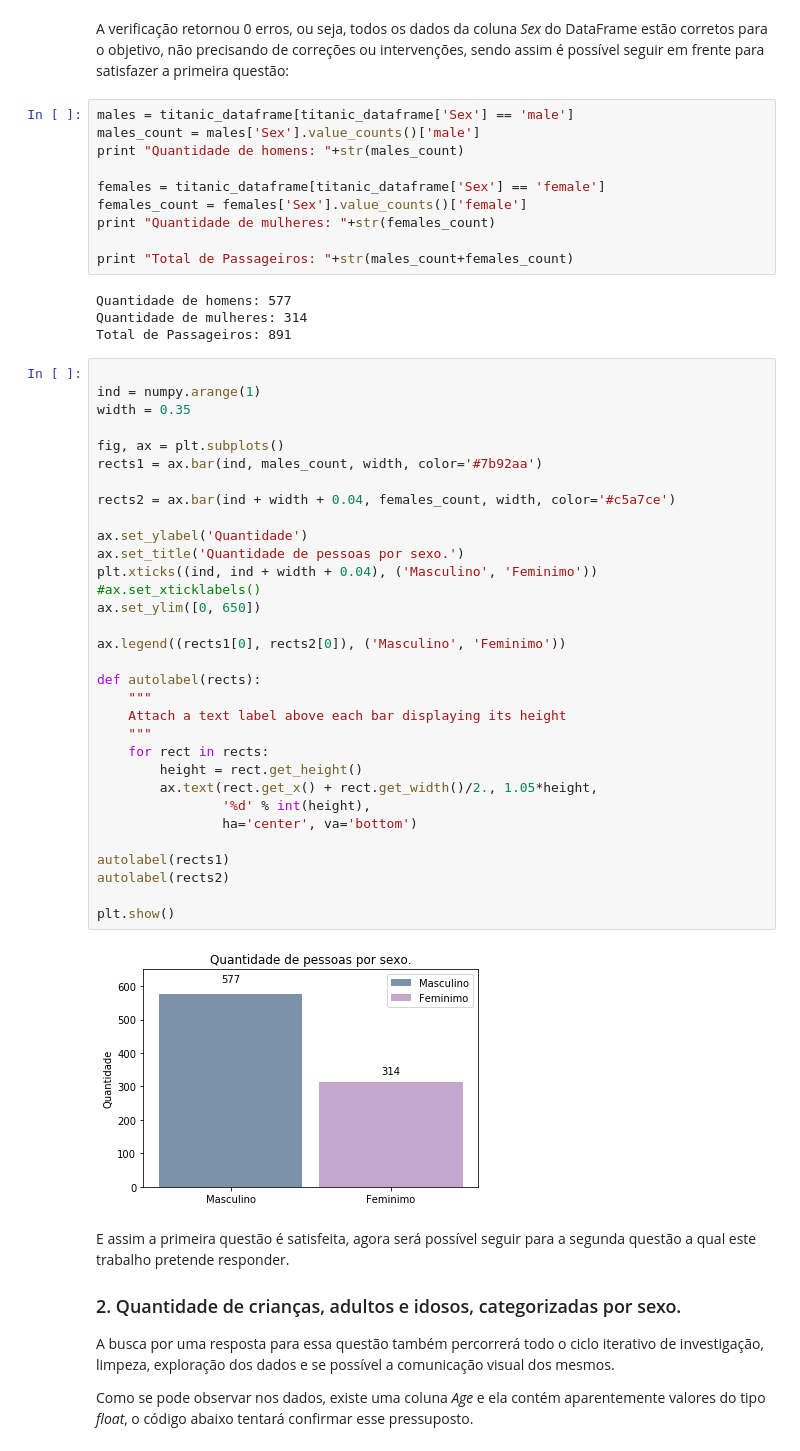
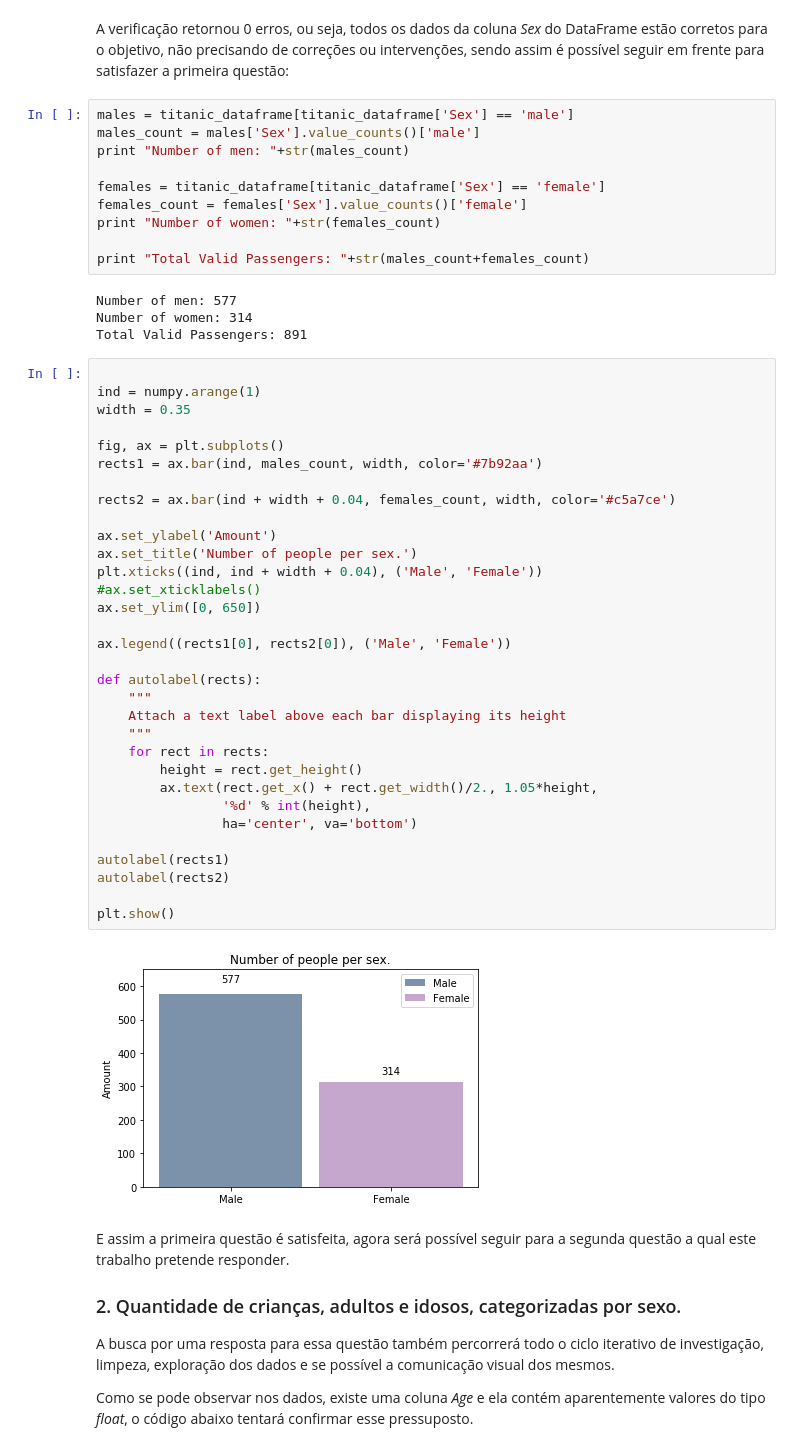
Before and after one commit to Manyizi101/udacity-data-analyst-nanodegree-1, a Jupyter notebook: project2/udacity-project2-titanic-data.ipynb, the cells around one changed output. Cells and saved outputs as stored; diff of their text form.

```diff
--- a/project2/udacity-project2-titanic-data.ipynb
+++ b/project2/udacity-project2-titanic-data.ipynb
@@ -79,51 +79,51 @@ A verificação retornou 0 erros, ou seja, todos os dados da coluna *Sex* do Dat
 # %%
 males = titanic_dataframe[titanic_dataframe['Sex'] == 'male']
 males_count = males['Sex'].value_counts()['male']
-print "Quantidade de homens: "+str(males_count)
+print "Number of men: "+str(males_count)
 
 females = titanic_dataframe[titanic_dataframe['Sex'] == 'female']
 females_count = females['Sex'].value_counts()['female']
-print "Quantidade de mulheres: "+str(females_count)
+print "Number of women: "+str(females_count)
 
-print "Total de Passageiros: "+str(males_count+females_count)
+print "Total Valid Passengers: "+str(males_count+females_count)
 # %% [output]
-Quantidade de homens: 577
-Quantidade de mulheres: 314
-Total de Passageiros: 891
+Number of men: 577
+Number of women: 314
+Total Valid Passengers: 891
 # %%
 
 ind = numpy.arange(1)
 width = 0.35
 
 fig, ax = plt.subplots()
 rects1 = ax.bar(ind, males_count, width, color='#7b92aa')
 
 rects2 = ax.bar(ind + width + 0.04, females_count, width, color='#c5a7ce')
 
-ax.set_ylabel('Quantidade')
-ax.set_title('Quantidade de pessoas por sexo.')
-plt.xticks((ind, ind + width + 0.04), ('Masculino', 'Feminimo'))
+ax.set_ylabel('Amount')
+ax.set_title('Number of people per sex.')
+plt.xticks((ind, ind + width + 0.04), ('Male', 'Female'))
 #ax.set_xticklabels()
 ax.set_ylim([0, 650])
 
-ax.legend((rects1[0], rects2[0]), ('Masculino', 'Feminimo'))
+ax.legend((rects1[0], rects2[0]), ('Male', 'Female'))
 
 def autolabel(rects):
     """
     Attach a text label above each bar displaying its height
     """
     for rect in rects:
         height = rect.get_height()
         ax.text(rect.get_x() + rect.get_width()/2., 1.05*height,
                 '%d' % int(height),
                 ha='center', va='bottom')
 
 autolabel(rects1)
 autolabel(rects2)
 
 plt.show()
 # %% [output]
-[figure, old version]
+[figure, new version]
 # %% [markdown]
 E assim a primeira questão é satisfeita, agora será possível seguir para a segunda questão a qual este trabalho pretende responder.
 
```
Also changed, not shown: parts of 2 cells of this notebook.
